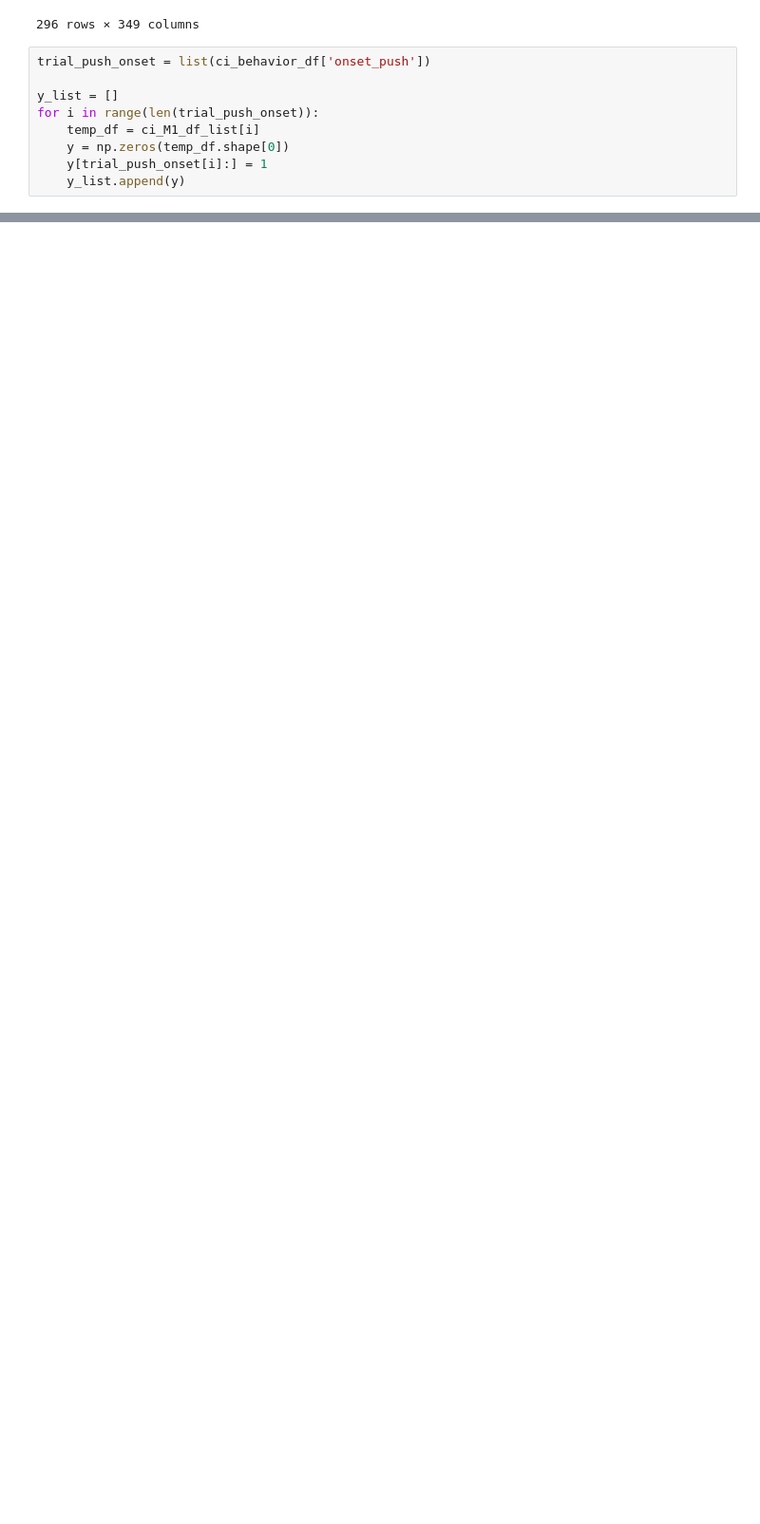
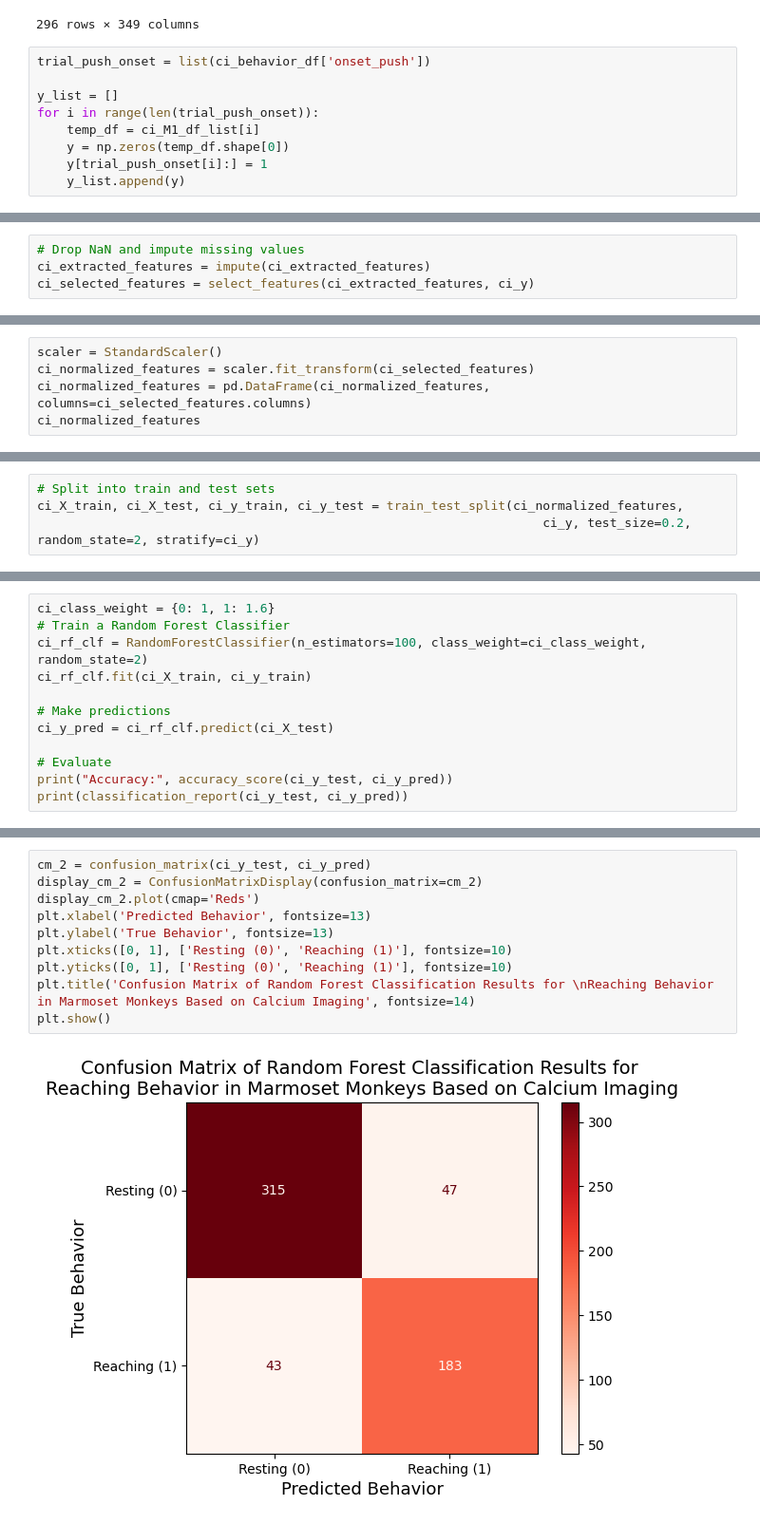
Before and after one commit to pbvijaya/BIPN162_Cell_Types, a Jupyter notebook: final_project_models.ipynb, the cells around one changed output, grey strips where cells are left out. Shown at 95% size. Cells and saved outputs as stored; diff of their text form; blank space fills up the shorter version.

```diff
--- a/final_project_models.ipynb
+++ b/final_project_models.ipynb
@@ -332,0 +478,4 @@ for i in range(len(trial_push_onset)):
+# %%
+# Drop NaN and impute missing values
+ci_extracted_features = impute(ci_extracted_features)
+ci_selected_features = select_features(ci_extracted_features, ci_y)
@@ -332,0 +502,5 @@ for i in range(len(trial_push_onset)):
+# %%
+scaler = StandardScaler()
+ci_normalized_features = scaler.fit_transform(ci_selected_features)
+ci_normalized_features = pd.DataFrame(ci_normalized_features, columns=ci_selected_features.columns)
+ci_normalized_features
@@ -332,0 +542,4 @@ for i in range(len(trial_push_onset)):
+# %%
+# Split into train and test sets
+ci_X_train, ci_X_test, ci_y_train, ci_y_test = train_test_split(ci_normalized_features,
+                                                                    ci_y, test_size=0.2, random_state=2, stratify=ci_y)
@@ -332,0 +552,12 @@ for i in range(len(trial_push_onset)):
+# %%
+ci_class_weight = {0: 1, 1: 1.6}
+# Train a Random Forest Classifier
+ci_rf_clf = RandomForestClassifier(n_estimators=100, class_weight=ci_class_weight, random_state=2)
+ci_rf_clf.fit(ci_X_train, ci_y_train)
+
+# Make predictions
+ci_y_pred = ci_rf_clf.predict(ci_X_test)
+
+# Evaluate
+print("Accuracy:", accuracy_score(ci_y_test, ci_y_pred))
+print(classification_report(ci_y_test, ci_y_pred))
@@ -332,0 +592,12 @@ for i in range(len(trial_push_onset)):
+# %%
+cm_2 = confusion_matrix(ci_y_test, ci_y_pred)
+display_cm_2 = ConfusionMatrixDisplay(confusion_matrix=cm_2)
+display_cm_2.plot(cmap='Reds')
+plt.xlabel('Predicted Behavior', fontsize=13)
+plt.ylabel('True Behavior', fontsize=13)
+plt.xticks([0, 1], ['Resting (0)', 'Reaching (1)'], fontsize=10)
+plt.yticks([0, 1], ['Resting (0)', 'Reaching (1)'], fontsize=10)
+plt.title('Confusion Matrix of Random Forest Classification Results for \nReaching Behavior in Marmoset Monkeys Based on Calcium Imaging', fontsize=14)
+plt.show()
+# %% [output]
+[figure, added]
```
Also changed, not shown: parts of 51 cells of this notebook, 4 other files.
